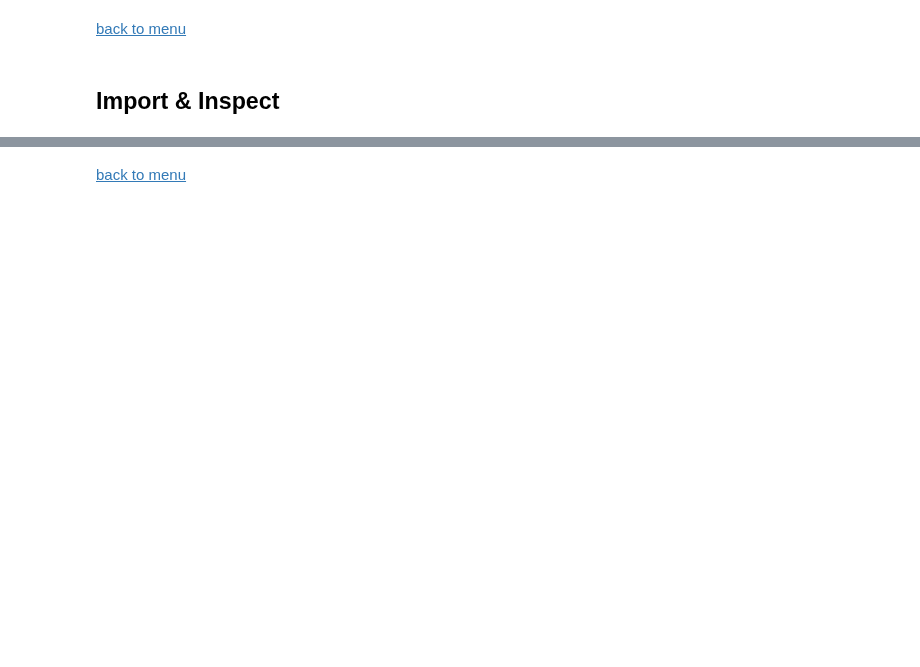
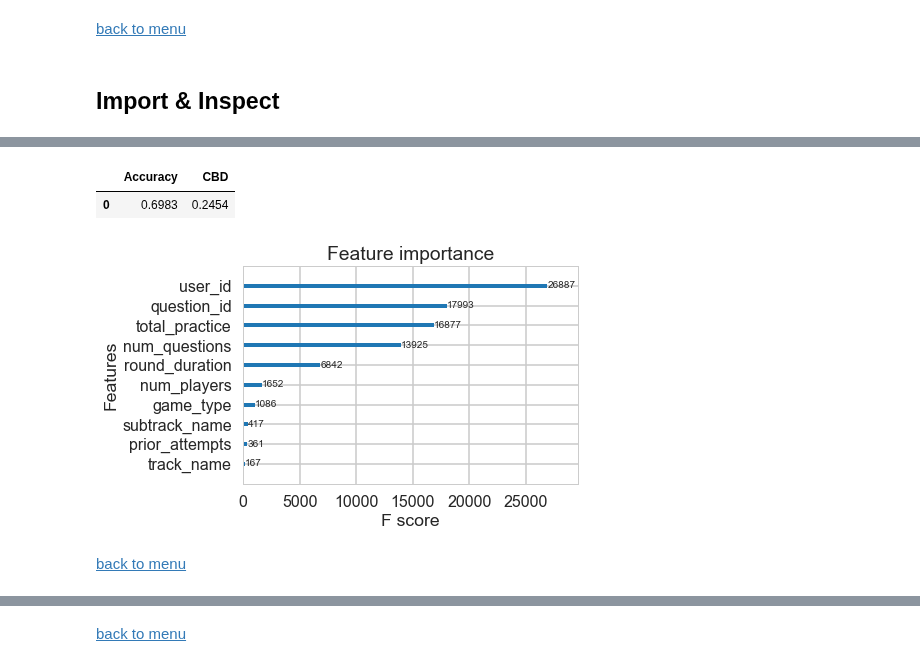
Before and after one commit to oserttas-math/predicting_assessment_mastery, a Jupyter notebook: notebooks/machine_learning_analysis.ipynb, the cells around one changed output, grey strips where cells are left out. Cells and saved outputs as stored; diff of their text form; code cells hidden in the pictures; blank space fills up the shorter version.

```diff
--- a/notebooks/machine_learning_analysis.ipynb
+++ b/notebooks/machine_learning_analysis.ipynb
@@ -1037,0 +172,5 @@ write.csv(submission_df, file="submission_lmer.csv", row.names=FALSE)
+# %%
+X = gmat_sample.drop('correct', axis=1)
+y = gmat_sample.correct
+
+X_train, X_test, y_train, y_test = train_test_split(X, y, train_size=0.8, random_state=0)
@@ -1037,0 +283,25 @@ write.csv(submission_df, file="submission_lmer.csv", row.names=FALSE)
+# %%
+warnings.filterwarnings('ignore')
+import xgboost as xgb
+
+param_grid = {
+    'max_depth': [5, 10, 20],
+    'min_child_weight': [1, 5, 10],
+    'colsample_bytree': [0.25, 0.5, 0.75, 1],
+    'gamma': [1, 5, 10]
+}
+
+# Instantiate classifier:
+clf = xgb.XGBClassifier(objective='binary:logistic')
+
+# Search and Fit:
+search = GridSearchCV(estimator=clf, param_grid=param_grid, scoring='accuracy', cv=4, verbose=1)
+
+start = time()
+print('Started at:', strftime('%H:%M:%S', localtime()))
+
+search.fit(X_train, y_train)
+
+end = time()
+
+print("Best Parameters: ", search.best_params_)
@@ -1037,0 +315,19 @@ write.csv(submission_df, file="submission_lmer.csv", row.names=FALSE)
+# %%
+clf = xgb.XGBClassifier(**search.best_params_, objective='binary:logistic', n_jobs=-1)
+clf.fit(X_train, y_train)
+
+predictions = clf.predict(X_test)
+probabilities = clf.predict_proba(X_test)[:, 1]
+
+xgboost = model_summary(y_test, predictions, probabilities, model_name='xgboost')
+all_models = pd.concat([all_models, xgboost])
+xgboost[['Accuracy', 'CBD']]
+# %% [output]
+|  | Accuracy | CBD |
+| 0 | 0.6983 | 0.2454 |
+# %%
+xgb.plot_importance(clf);
+# %% [output]
+[figure, added]
+# %% [markdown]
+<a href='#top' id='lme'>back to menu</a>
```
Also changed, not shown: parts of 146 cells of this notebook, 17 other files.
